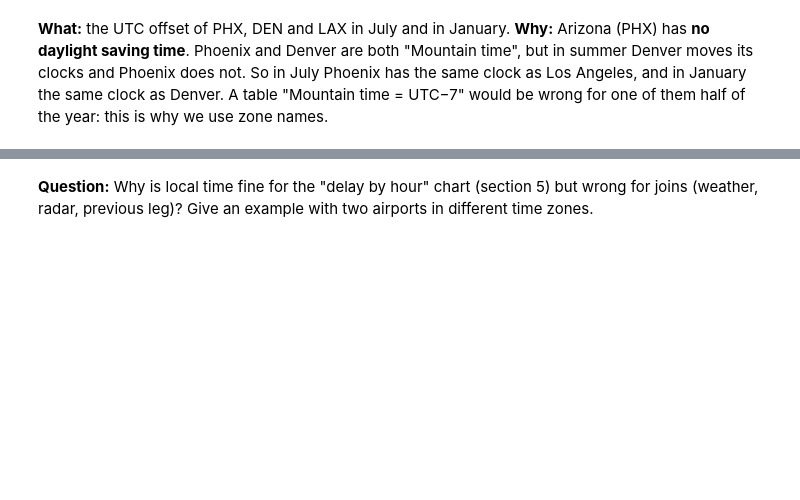
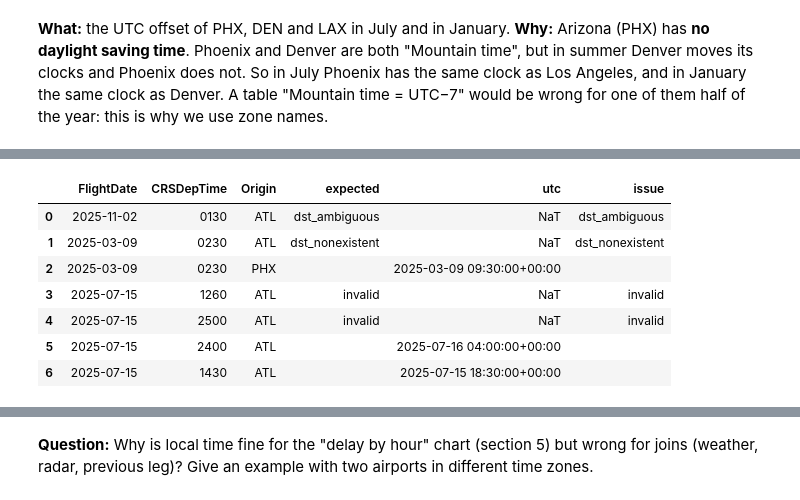
Before and after one commit to laabidi-ahmed-ai/multimodal-flight-delay-propagation, a Jupyter notebook: notebooks/01_explore_bts.ipynb, the cells around one changed output, grey strips where cells are left out. Drawn from its saved outputs; the diff is of its cells as text; code cells hidden in the pictures; blank space fills up the shorter version.

```diff
--- a/notebooks/01_explore_bts.ipynb
+++ b/notebooks/01_explore_bts.ipynb
@@ -501,25 +724,73 @@ and `to_utc_series` returns a missing value (`NaT`): we never guess. July has no
 # %%
-def to_utc_series(dates: pd.Series, hhmm: pd.Series, iata: pd.Series) -> pd.Series:
-    """Same as to_utc, for whole columns (same row index in and out)."""
-    hhmm = hhmm.str.zfill(4)
-    # Local time, no zone yet: midnight of the date + hours + minutes ("2400" -> next day 00:00).
+def local_clock_series(dates: pd.Series, hhmm: pd.Series) -> pd.Series:
+    """local_clock for whole columns: date + 'HHMM' -> local clock time (no zone).
+
+    Invalid times -> NaT."""
+    ok = hhmm.map(valid_hhmm)                      # same rule as local_clock (original values)
+    # Invalid rows get a harmless "0000" so the arithmetic below cannot fail;
+    # .where(ok) at the end puts them back to NaT (missing).
+    hhmm = hhmm.where(ok, "0000").str.zfill(4)
+    # Midnight of the date + hours + minutes ("2400" -> next day 00:00).
     local = (dates
              + pd.to_timedelta(hhmm.str[:2].astype(int), unit="h")
              + pd.to_timedelta(hhmm.str[2:].astype(int), unit="m"))
-    zone = iata.map(tz_name)                       # one zone name per row
+    return local.where(ok)
+
+
+def to_utc_series(dates: pd.Series, hhmm: pd.Series, iata: pd.Series) -> pd.Series:
+    """Same as to_utc, for whole columns (same row index in and out).
+
+    Where to_utc raises an error (invalid time, unknown zone, daylight-saving hour), this gives NaT.
+    time_issue_series says why.
+    """
+    local = local_clock_series(dates, hhmm)
+    zone = iata.map(tz_name)                       # one zone name per row (missing if unknown)
     pieces = []
     for name, part in local.groupby(zone):         # all the rows of one zone together
         # "NaT" = missing value, not a guess, for the 2 special daylight-saving hours of a year
         in_zone = part.dt.tz_localize(ZoneInfo(name), ambiguous="NaT", nonexistent="NaT")
         pieces.append(in_zone.dt.tz_convert("UTC"))
+    # Rows of an unknown zone are in no group: reindex gives them NaT.
     return pd.concat(pieces).reindex(dates.index)  # back to the original row order
 
 
+def time_issue_series(dates: pd.Series, hhmm: pd.Series, iata: pd.Series,
+                      utc: pd.Series) -> pd.Series:
+    """Why each UTC time in `utc` is missing: 'invalid', 'no_time_zone', 'dst_ambiguous',
+    'dst_nonexistent', or '' when there is no problem."""
+    issue = pd.Series("", index=dates.index)
+    ok = hhmm.map(valid_hhmm)
+    zone = iata.map(tz_name)
+    issue.loc[~ok] = "invalid"
+    issue.loc[ok & zone.isna()] = "no_time_zone"
+    # Whatever is still missing can only be a daylight-saving hour: a handful of rows a year,
+    # so we check them one by one with local_time_issue.
+    for i in issue.index[utc.isna() & issue.eq("")]:
+        issue.loc[i] = local_time_issue(local_clock(dates.loc[i], hhmm.loc[i]), zone.loc[i])
+    return issue
+
+
 df["sched_dep_utc"] = to_utc_series(df["FlightDate"], df["CRSDepTime"], df["Origin"])
-# A duration has no time zone: departure (UTC) + scheduled minutes = arrival (UTC).
-df["sched_arr_utc"] = df["sched_dep_utc"] + pd.to_timedelta(df["CRSElapsedTime"], unit="m")
+df["dep_time_issue"] = time_issue_series(df["FlightDate"], df["CRSDepTime"], df["Origin"],
+                                         df["sched_dep_utc"])
+# No silent drop: every missing departure must have a reason in the flag column.
+assert df.loc[df["sched_dep_utc"].isna(), "dep_time_issue"].ne("").all()
+print("missing sched_dep_utc:", df["sched_dep_utc"].isna().sum())
+print("dep_time_issue in July:",
+      df["dep_time_issue"].replace("", "(no problem)").value_counts().to_dict())
 
-print("missing sched_dep_utc:", df["sched_dep_utc"].isna().sum(),
-      "| missing sched_arr_utc:", df["sched_arr_utc"].isna().sum())
-df[["FlightDate", "Origin", "Dest", "CRSDepTime", "CRSArrTime", "CRSElapsedTime",
-    "sched_dep_utc", "sched_arr_utc"]].head()
+# The hand-made examples again, on the column functions.
+ex = pd.DataFrame({
+    "FlightDate": pd.to_datetime(["2025-11-02", "2025-03-09", "2025-03-09", "2025-07-15",
+                                  "2025-07-15", "2025-07-15", "2025-07-15"]),
+    "CRSDepTime": ["0130", "0230", "0230", "1260", "2500", "2400", "1430"],
+    "Origin": ["ATL", "ATL", "PHX", "ATL", "ATL", "ATL", "ATL"],
+    "expected": ["dst_ambiguous", "dst_nonexistent", "", "invalid", "invalid", "", ""],
+})
+ex["utc"] = to_utc_series(ex["FlightDate"], ex["CRSDepTime"], ex["Origin"])
+ex["issue"] = time_issue_series(ex["FlightDate"], ex["CRSDepTime"], ex["Origin"], ex["utc"])
+assert ex["issue"].eq(ex["expected"]).all()
+assert ex["utc"].isna().eq(ex["expected"].ne("")).all()     # NaT exactly where there is an issue
+print("hand-made examples on the column functions: all checks passed")
+ex
+# %% [output]
@@ -525,0 +800,8 @@ df[["FlightDate", "Origin", "Dest", "CRSDepTime", "CRSArrTime", "CRSElapsedTime"
+|  | FlightDate | CRSDepTime | Origin | expected | utc | issue |
+| 0 | 2025-11-02 | 0130 | ATL | dst_ambiguous | NaT | dst_ambiguous |
+| 1 | 2025-03-09 | 0230 | ATL | dst_nonexistent | NaT | dst_nonexistent |
+| 2 | 2025-03-09 | 0230 | PHX |  | 2025-03-09 09:30:00+00:00 |  |
+| 3 | 2025-07-15 | 1260 | ATL | invalid | NaT | invalid |
+| 4 | 2025-07-15 | 2500 | ATL | invalid | NaT | invalid |
+| 5 | 2025-07-15 | 2400 | ATL |  | 2025-07-16 04:00:00+00:00 |  |
+| 6 | 2025-07-15 | 1430 | ATL |  | 2025-07-15 18:30:00+00:00 |  |
```
Also changed, not shown: parts of 45 cells of this notebook, 2 other files.
